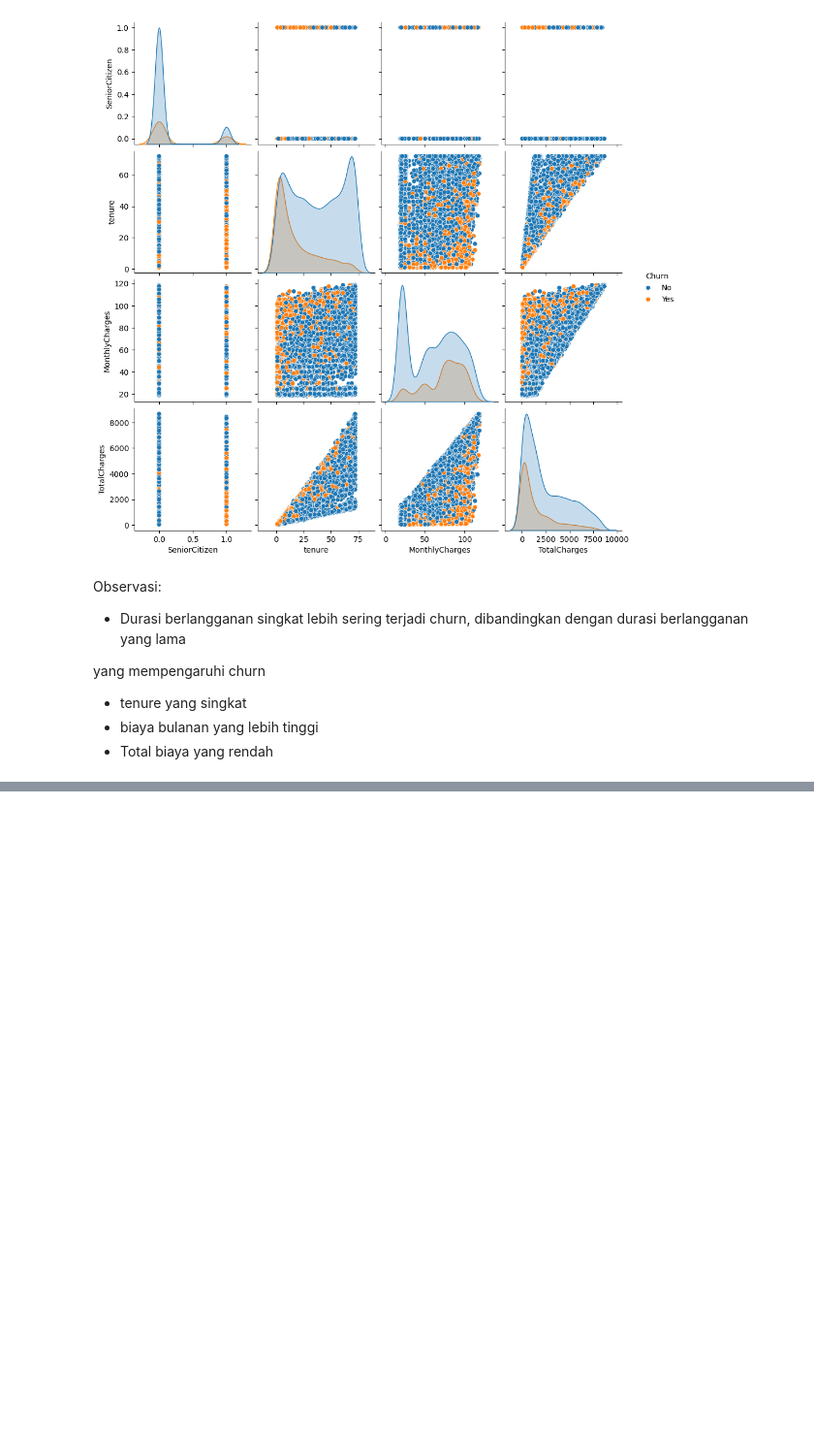
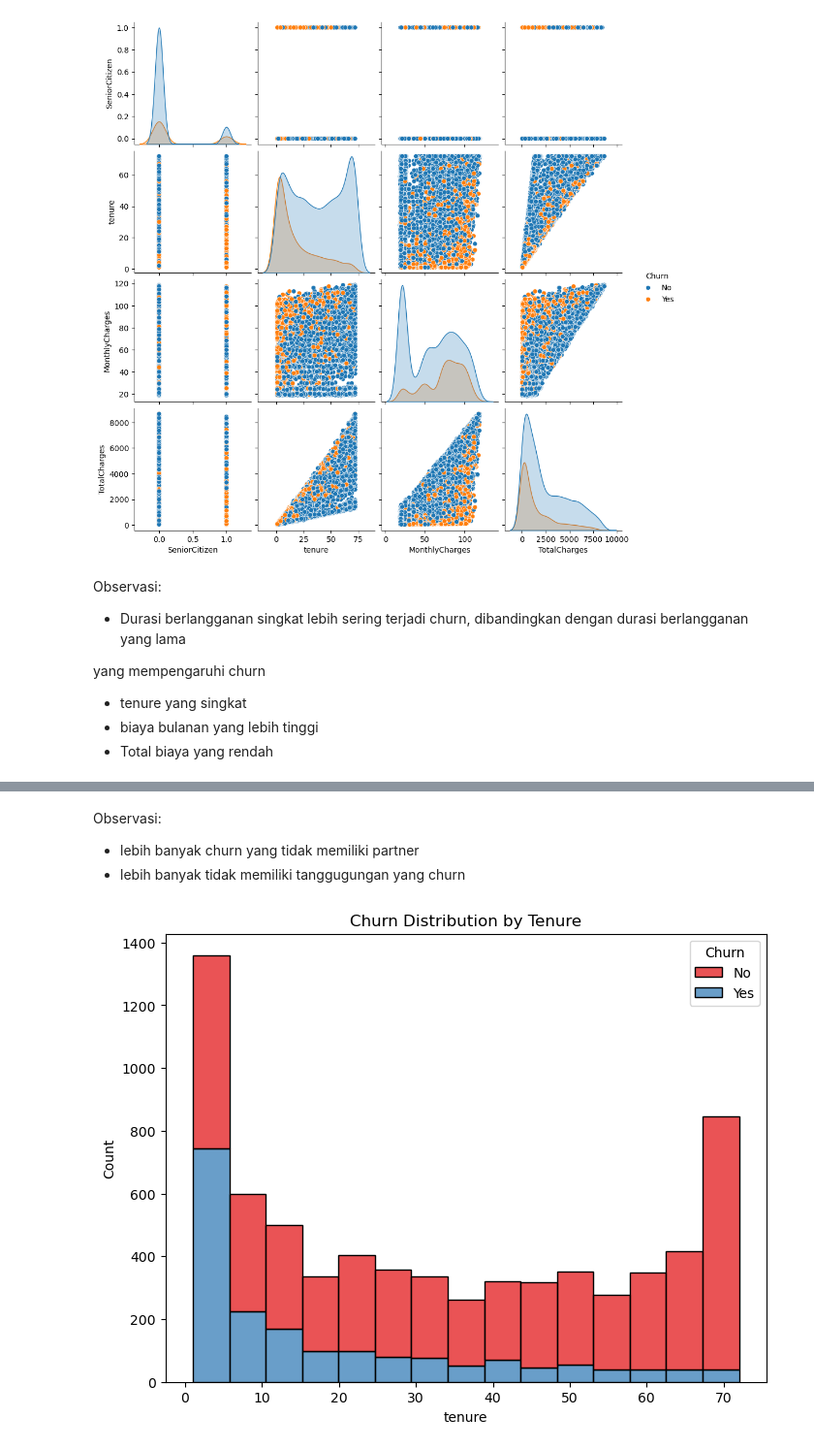
Before and after one commit to tiyasanin1/Customer_Churn_Data_Analysis_Continued, a Jupyter notebook: notebooks/code.ipynb, the cells around one changed output, grey strips where cells are left out. Shown at 97% size. Saved outputs shown, nothing was run; the diff lists cells and outputs as text; code cells hidden in the pictures; blank space fills up the shorter version.

```diff
--- a/notebooks/code.ipynb
+++ b/notebooks/code.ipynb
@@ -217,0 +225,11 @@ array(['No', 'Yes'], dtype=object)
+# %% [markdown]
+Observasi:
+- lebih banyak churn yang tidak memiliki partner
+- lebih banyak tidak memiliki tanggugungan yang churn
+# %%
+plt.figure(figsize=(8, 6))
+sns.histplot(data=df, x='tenure', hue='Churn', multiple='stack', palette='Set1')
+plt.title('Churn Distribution by Tenure')
+plt.show()
+# %% [output]
+[figure, added]
```
Also changed, not shown: parts of 3 cells of this notebook.
